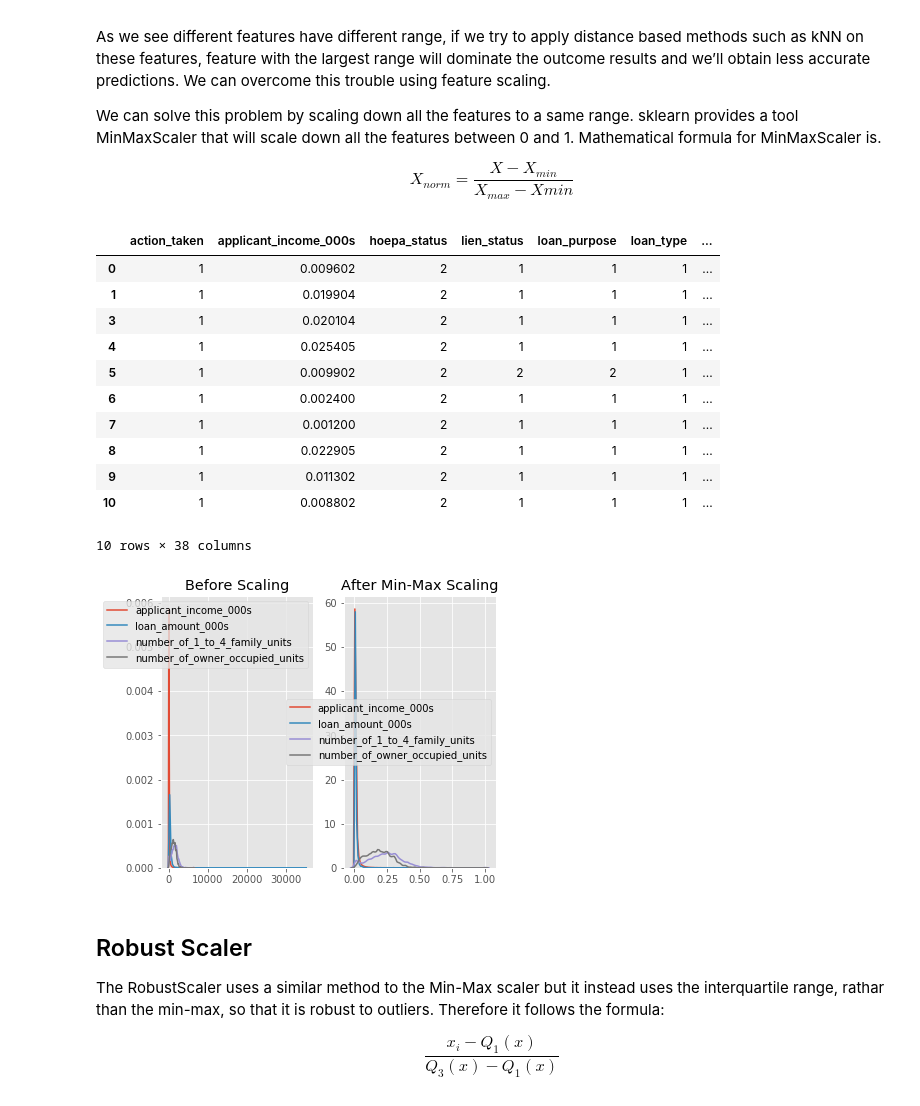
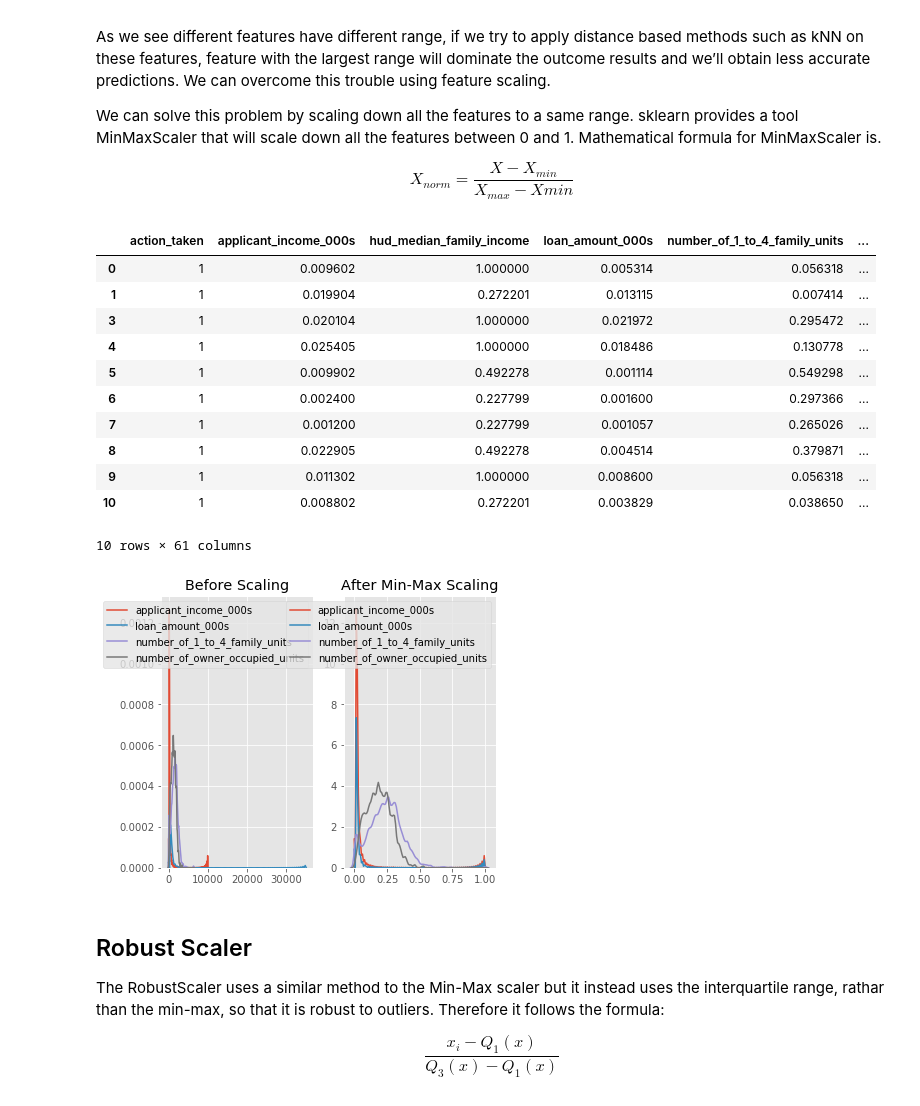
Before and after one commit to melindadevins/ai-loan-analysis, a Jupyter notebook: process_data.ipynb, the cells around one changed output. Saved outputs shown, nothing was run; the diff lists cells and outputs as text; code cells hidden in the pictures.

```diff
--- a/process_data.ipynb
+++ b/process_data.ipynb
@@ -599,7 +513,9 @@ One-Hot Encoding transforms each categorical feature with n possible values into
     This encoding is needed for feeding categorical data to many scikit-learn estimators, notably linear models and SVMs with the standard kernels.
 # %%
 def one_hot_encode(df):
-    one_hot_column = ['agency_code','applicant_ethnicity','applicant_race_1', 'applicant_sex']
+    one_hot_column = ['agency_code','applicant_ethnicity','applicant_race_1', 'applicant_sex',
+                     'hoepa_status','lien_status','loan_purpose','loan_type','owner_occupancy',
+                      'preapproval','property_type','purchaser_type']
 
     df = pd.get_dummies(data=df, columns=one_hot_column)
     return df
@@ -663,37 +579,37 @@ write_to_file(df_minmax, './data/ny_hmda_2015_minmax.csv')
 df_demo = df_minmax[test_record_idx:test_record_idx+1]
 write_to_file(df_demo, './data/demo_predict_minmax.csv')
 # %% [output]
-|  | action_taken | applicant_income_000s | hoepa_status | lien_status | loan_purpose | loan_type | ... |
-| 0 | 1 | 0.009602 | 2 | 1 | 1 | 1 | ... |
-| 1 | 1 | 0.019904 | 2 | 1 | 1 | 1 | ... |
-| 3 | 1 | 0.020104 | 2 | 1 | 1 | 1 | ... |
-| 4 | 1 | 0.025405 | 2 | 1 | 1 | 1 | ... |
-| 5 | 1 | 0.009902 | 2 | 2 | 2 | 1 | ... |
-| 6 | 1 | 0.002400 | 2 | 1 | 1 | 1 | ... |
-| 7 | 1 | 0.001200 | 2 | 1 | 1 | 1 | ... |
-| 8 | 1 | 0.022905 | 2 | 1 | 1 | 1 | ... |
-| 9 | 1 | 0.011302 | 2 | 1 | 1 | 1 | ... |
-| 10 | 1 | 0.008802 | 2 | 1 | 1 | 1 | ... |
+|  | action_taken | applicant_income_000s | hud_median_family_income | loan_amount_000s | number_of_1_to_4_family_units | ... |
+| 0 | 1 | 0.009602 | 1.000000 | 0.005314 | 0.056318 | ... |
+| 1 | 1 | 0.019904 | 0.272201 | 0.013115 | 0.007414 | ... |
+| 3 | 1 | 0.020104 | 1.000000 | 0.021972 | 0.295472 | ... |
+| 4 | 1 | 0.025405 | 1.000000 | 0.018486 | 0.130778 | ... |
+| 5 | 1 | 0.009902 | 0.492278 | 0.001114 | 0.549298 | ... |
+| 6 | 1 | 0.002400 | 0.227799 | 0.001600 | 0.297366 | ... |
+| 7 | 1 | 0.001200 | 0.227799 | 0.001057 | 0.265026 | ... |
+| 8 | 1 | 0.022905 | 0.492278 | 0.004514 | 0.379871 | ... |
+| 9 | 1 | 0.011302 | 1.000000 | 0.008600 | 0.056318 | ... |
+| 10 | 1 | 0.008802 | 0.272201 | 0.003829 | 0.038650 | ... |
-10 rows × 38 columns
+10 rows × 61 columns
 # %%
 scale_column = ['applicant_income_000s', 'hud_median_family_income', 'loan_amount_000s','number_of_1_to_4_family_units',
                 'number_of_owner_occupied_units','minority_population','population','tract_to_msamd_income']
 
 fig, (ax1, ax2) = plt.subplots(ncols=2, figsize=(6, 5))
 ax1.set_title('Before Scaling')
-sns.kdeplot(df_drop_na['applicant_income_000s'], ax=ax1)
-sns.kdeplot(df_drop_na['loan_amount_000s'], ax=ax1)
-sns.kdeplot(df_drop_na['number_of_1_to_4_family_units'], ax=ax1)
-sns.kdeplot(df_drop_na['number_of_owner_occupied_units'], ax=ax1)
+sns.kdeplot(df['applicant_income_000s'], ax=ax1)
+sns.kdeplot(df['loan_amount_000s'], ax=ax1)
+sns.kdeplot(df['number_of_1_to_4_family_units'], ax=ax1)
+sns.kdeplot(df['number_of_owner_occupied_units'], ax=ax1)
 ax2.set_title('After Min-Max Scaling')
 sns.kdeplot(df_minmax['applicant_income_000s'], ax=ax2)
 sns.kdeplot(df_minmax['loan_amount_000s'], ax=ax2)
 sns.kdeplot(df_minmax['number_of_1_to_4_family_units'], ax=ax2)
 sns.kdeplot(df_minmax['number_of_owner_occupied_units'], ax=ax2)
 
 plt.show()
 # %% [output]
-[figure, old version]
+[figure, new version]
 # %% [markdown]
 ## Robust Scaler
 The RobustScaler uses a similar method to the Min-Max scaler but it instead uses the interquartile range, rathar than the min-max, so that it is robust to outliers. Therefore it follows the formula:
```
Also changed, not shown: parts of 12 cells of this notebook, 1 other file.
